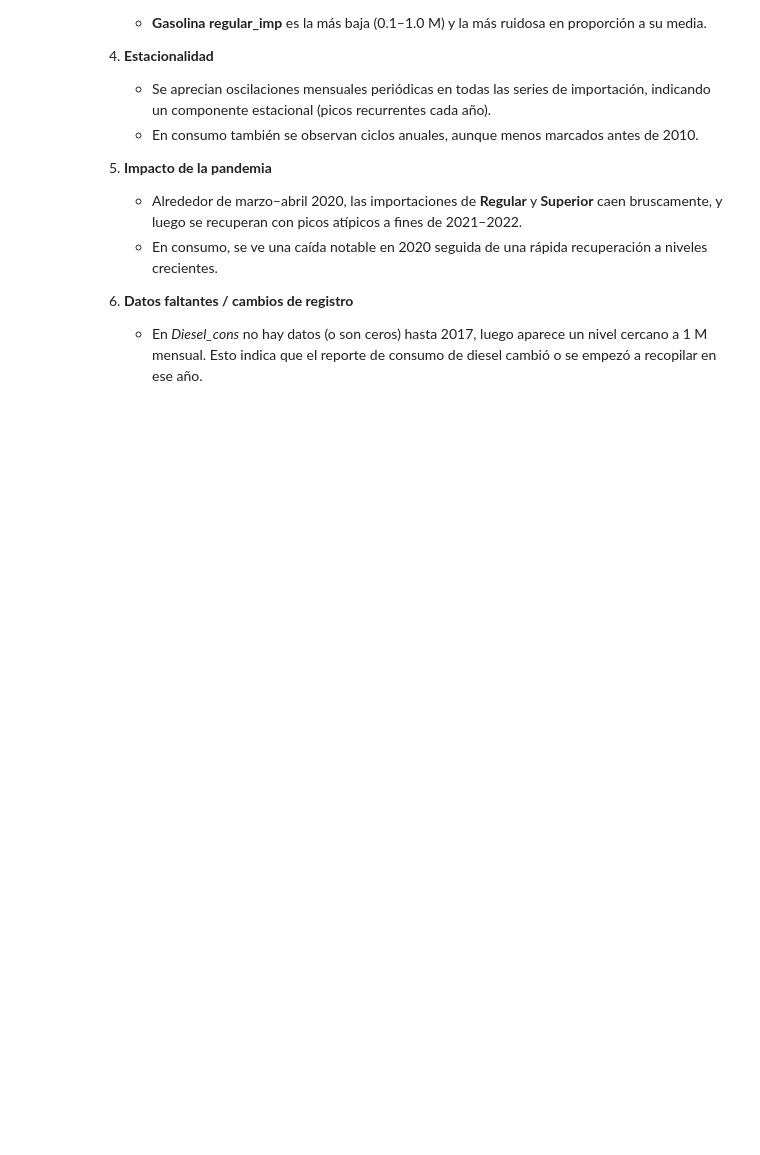
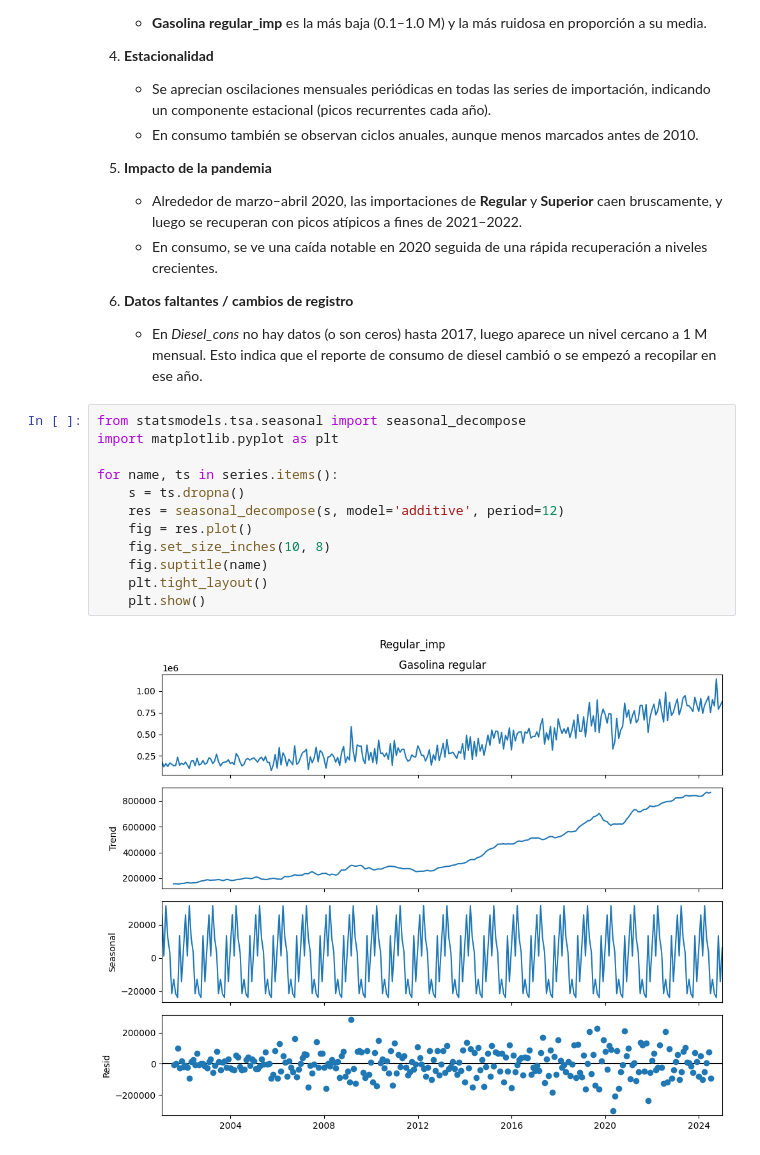
Before and after one commit to Diegoval-Dev/DC-Lab1, a Jupyter notebook: series-de-tiempo.ipynb, the cells around one changed output. Drawn from its saved outputs; the diff is of its cells as text; blank space fills up the shorter version.

```diff
--- a/series-de-tiempo.ipynb
+++ b/series-de-tiempo.ipynb
@@ -159,3 +159,17 @@ Diesel_cons — Inicio: 2000-01-31, Fin: 2024-12-31, Frecuencia: Mensual
 
 6. **Datos faltantes / cambios de registro**
    - En *Diesel_cons* no hay datos (o son ceros) hasta 2017, luego aparece un nivel cercano a 1 M mensual. Esto indica que el reporte de consumo de diesel cambió o se empezó a recopilar en ese año.
+# %%
+from statsmodels.tsa.seasonal import seasonal_decompose
+import matplotlib.pyplot as plt
+
+for name, ts in series.items():
+    s = ts.dropna()
+    res = seasonal_decompose(s, model='additive', period=12)
+    fig = res.plot()
+    fig.set_size_inches(10, 8)
+    fig.suptitle(name)
+    plt.tight_layout()
+    plt.show()
+# %% [output]
+[figure, added]
```
Also changed, not shown: parts of 3 cells of this notebook.
